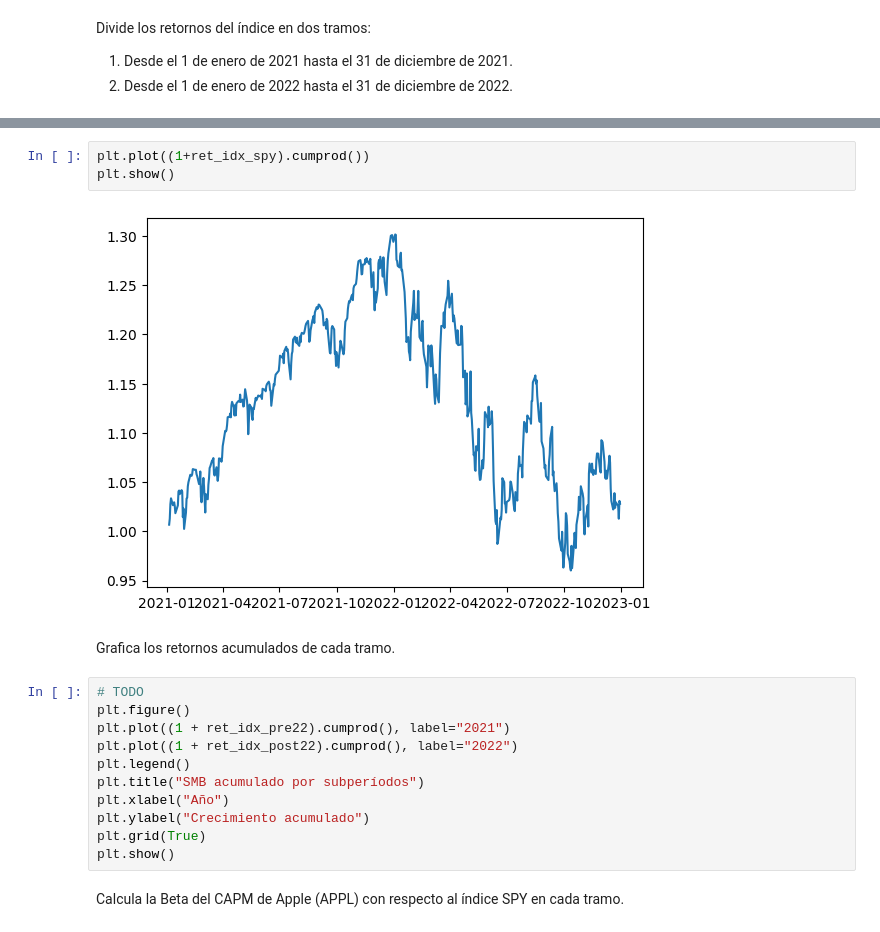
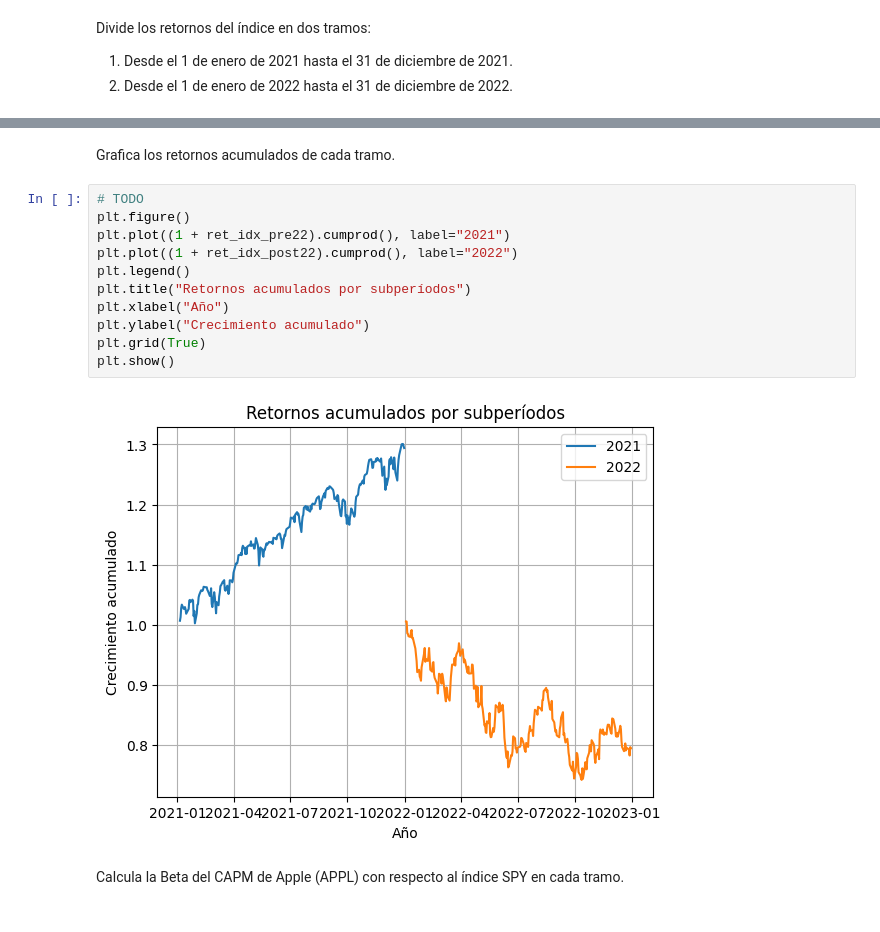
Before and after one commit to alfonso-santos/microcredencial-carteras-python, a Jupyter notebook: Tema_5_APT/src/Prueba_Nivel.ipynb, the cells around one changed output, grey strips where cells are left out. Drawn from its saved outputs; the diff is of its cells as text.

```diff
--- a/Tema_5_APT/src/Prueba_Nivel.ipynb
+++ b/Tema_5_APT/src/Prueba_Nivel.ipynb
@@ -585,21 +584,18 @@ ret_idx_post22 = ret_idx_spy.loc["2022-01-01":]
-# %%
-plt.plot((1+ret_idx_spy).cumprod())
-plt.show()
-# %% [output]
-[figure, removed]
 # %% [markdown]
 Grafica los retornos acumulados de cada tramo.
 # %%
 # TODO
 plt.figure()
 plt.plot((1 + ret_idx_pre22).cumprod(), label="2021")
 plt.plot((1 + ret_idx_post22).cumprod(), label="2022")
 plt.legend()
-plt.title("SMB acumulado por subperíodos")
+plt.title("Retornos acumulados por subperíodos")
 plt.xlabel("Año")
 plt.ylabel("Crecimiento acumulado")
 plt.grid(True)
 plt.show()
+# %% [output]
+[figure, added]
 # %% [markdown]
 Calcula la Beta del CAPM de Apple (APPL) con respecto al índice SPY en cada tramo.
 # %%
```
Also changed, not shown: parts of 22 cells of this notebook.
